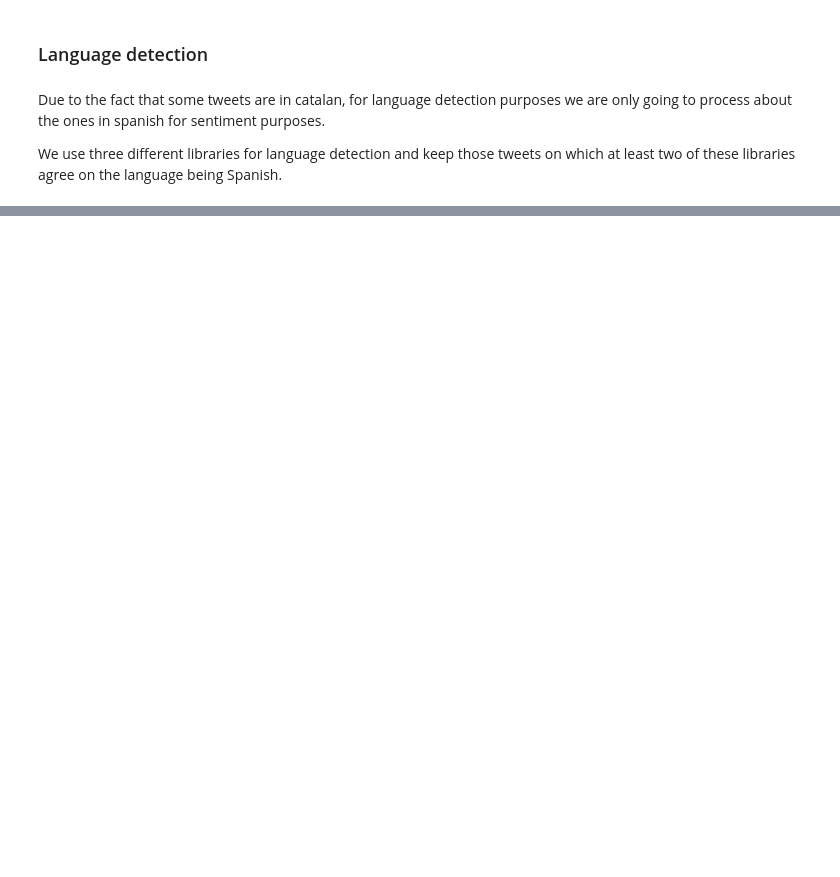
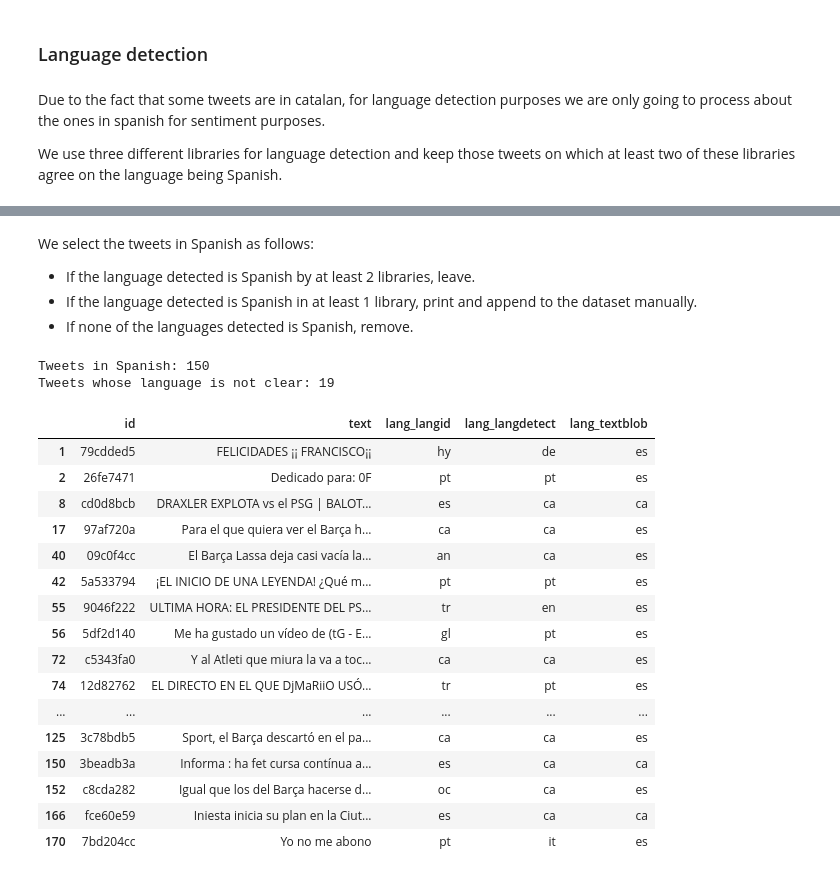
Before and after one commit to angelmunozs/ml-football-tweets, a Jupyter notebook: tweet_classification.ipynb, the cells around one changed output, grey strips where cells are left out. Cells and saved outputs as stored; diff of their text form; code cells hidden in the pictures; blank space fills up the shorter version.

```diff
--- a/tweet_classification.ipynb
+++ b/tweet_classification.ipynb
@@ -120,7 +120,2 @@ Remove links:
 # %%
 tweets_corpus = tweets_corpus[-tweets_corpus.content.str.contains('^http.*$')]
-# %%
-import re
-url_regex = re.compile('https?:\/\/t\.co\/[\w]{8,8}')
-tweets_corpus_no_links = tweets_corpus
-tweets_corpus_no_links['content'] = tweets_corpus_no_links['content'].map(lambda x: re.sub(url_regex, '', x))
@@ -371,9 +385,23 @@ Now we do some cleansing of the data, erasing the mentions and links
-# %%
-import re
-url_regex_links = re.compile(r'@[A-Za-z0-9]+((_){1}[A-Za-z]*){0,1}')
-url_regex_mentions = re.compile('https?:\/\/t\.co\/[\w]{8,8}')
-tweets_no_label['text'] = tweets_no_label['text'].map(lambda x: re.sub(url_regex_links, '', x))
-tweets_no_label['text'] = tweets_no_label['text'].map(lambda x: re.sub(url_regex_mentions, '', x))
+# %%
+# Remove links
+tweets_no_label['text'] = tweets_no_label['text'].map(lambda x: re.sub(re.compile('https?:\/\/t\.co\/[\w]{8,8}'), '', x))
+
+# Remove usernames
+tweets_no_label['text'] = tweets_no_label['text'].map(lambda x: re.sub(re.compile('@[A-Za-z0-9_]+'), '', x))
+
+# Remove newline character
+tweets_no_label['text'] = tweets_no_label['text'].map(lambda x: re.sub(re.compile('[\n\r]+'), '', x))
+
+# Replace multiple spaces with single one
+tweets_no_label['text'] = tweets_no_label['text'].map(lambda x: re.sub(re.compile('[\s]+'), ' ', x))
+
+# Remove emojis
+emoji_pattern = re.compile(u'['
+     u'\U0001F300-\U0001F64F'
+     u'\U0001F680-\U0001F6FF'
+     u'\u2600-\u26FF\u2700-\u27BF]+',
+     re.UNICODE)
+#tweets_no_label['text'] = tweets_no_label['text'].map(lambda x: re.sub(emoji_pattern, ' ', x))
 # %%
 tweets_no_label.sample(10)
 # %% [output]
@@ -441,0 +457,39 @@ tweets_no_label.sample(10)
+# %% [markdown]
+We select the tweets in Spanish as follows:
+- If the language detected is Spanish by at least 2 libraries, leave.
+- If the language detected is Spanish in at least 1 library, print and append to the dataset manually.
+- If none of the languages detected is Spanish, remove.
+# %%
+# Leave tweets whose detected language is Spanish (majority):
+spanish_query = ''' (lang_langdetect == 'es' and lang_langid == 'es') or (lang_langdetect == 'es' and lang_textblob == 'es') or (lang_textblob == 'es' and lang_langid == 'es') '''
+tweets_spanish = tweets_no_label.query(spanish_query)
+
+print('Tweets in Spanish: %d' % tweets_spanish.shape[0])
+
+# Print tweets in doubtful language:
+nonspanish_query = ''' ((lang_langdetect != 'es' and lang_langid != 'es') or (lang_langdetect != 'es' and lang_textblob != 'es') or (lang_textblob != 'es' and lang_langid != 'es')) and (lang_textblob == 'es' or lang_langid == 'es' or lang_langdetect == 'es') '''
+tweets_doubtful = tweets_no_label.query(nonspanish_query)
+
+print('Tweets whose language is not clear: %d' % tweets_doubtful.shape[0])
+
+tweets_doubtful
+# %% [output]
+Tweets in Spanish: 150
+Tweets whose language is not clear: 19
+|  | id | text | lang_langid | lang_langdetect | lang_textblob |
+| 1 | 79cdded5 | FELICIDADES ¡¡ FRANCISCO¡¡ | hy | de | es |
+| 2 | 26fe7471 | Dedicado para: 0F | pt | pt | es |
+| 8 | cd0d8bcb | DRAXLER EXPLOTA vs el PSG | BALOT... | es | ca | ca |
+| 17 | 97af720a | Para el que quiera ver el Barça h... | ca | ca | es |
+| 40 | 09c0f4cc | El Barça Lassa deja casi vacía la... | an | ca | es |
+| 42 | 5a533794 | ¡EL INICIO DE UNA LEYENDA! ¿Qué m... | pt | pt | es |
+| 55 | 9046f222 | ULTIMA HORA: EL PRESIDENTE DEL PS... | tr | en | es |
+| 56 | 5df2d140 | Me ha gustado un vídeo de (tG - E... | gl | pt | es |
+| 72 | c5343fa0 | Y al Atleti que miura la va a toc... | ca | ca | es |
+| 74 | 12d82762 | EL DIRECTO EN EL QUE DjMaRiiO USÓ... | tr | pt | es |
+| ... | ... | ... | ... | ... | ... |
+| 125 | 3c78bdb5 | Sport, el Barça descartó en el pa... | ca | ca | es |
+| 150 | 3beadb3a | Informa : ha fet cursa contínua a... | es | ca | ca |
+| 152 | c8cda282 | Igual que los del Barça hacerse d... | oc | ca | es |
+| 166 | fce60e59 | Iniesta inicia su plan en la Ciut... | es | ca | ca |
+| 170 | 7bd204cc | Yo no me abono | pt | it | es |
```
Also changed, not shown: parts of 36 cells of this notebook.
